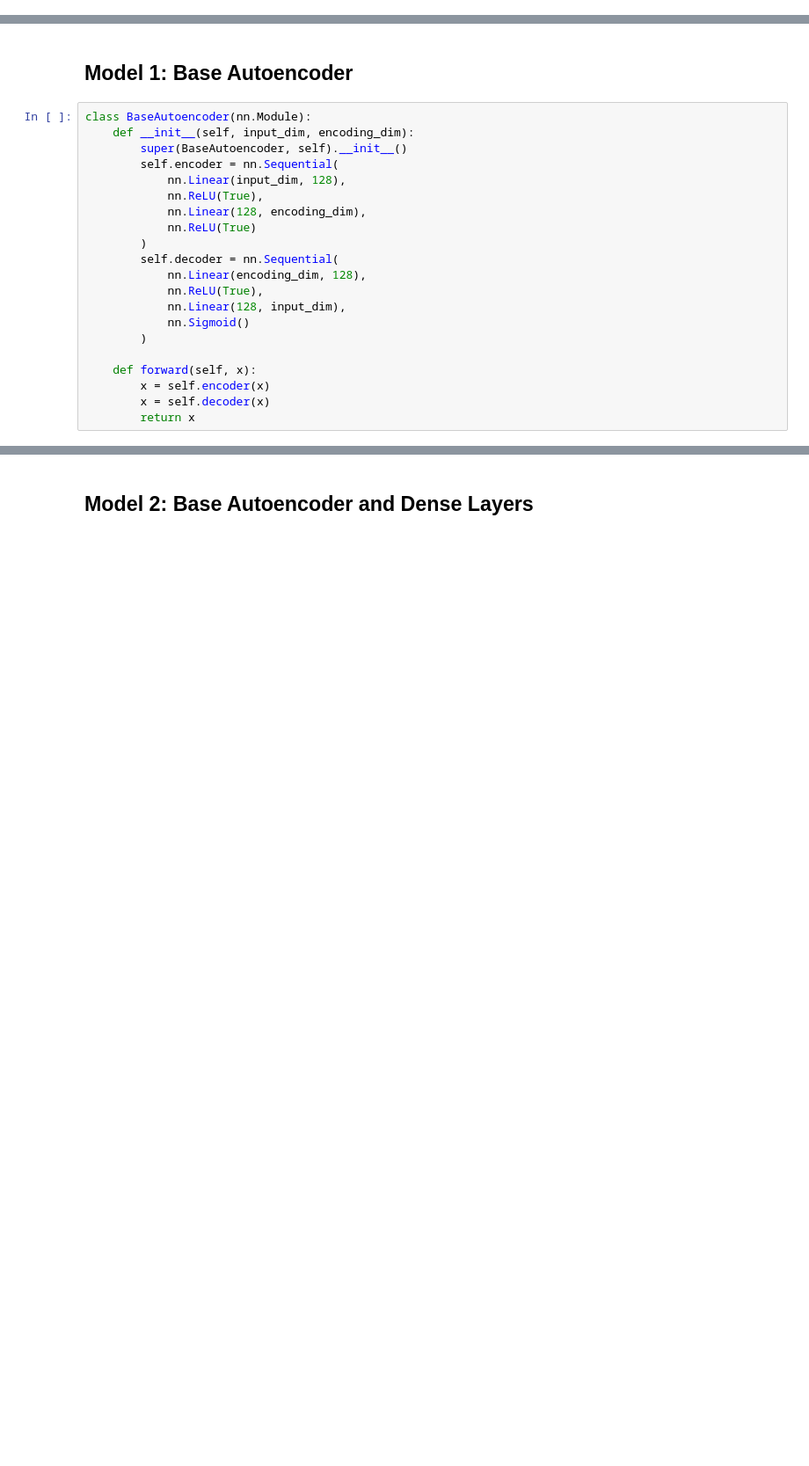
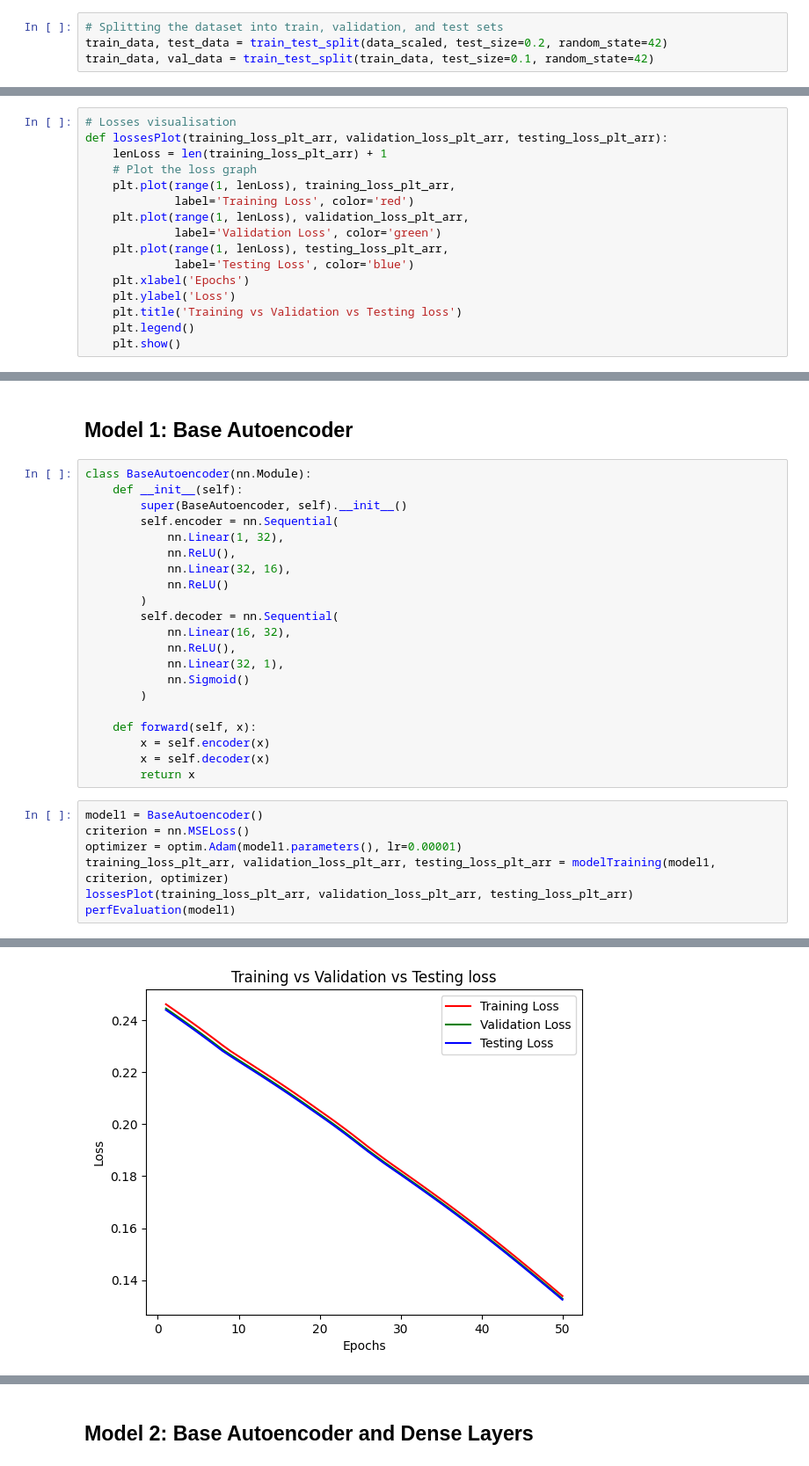
Before and after one commit to UBCSE-ngupta22/CSE676_Assign2, a Jupyter notebook: ngupta22_jatinjay_assignment2_part_2.ipynb, the cells around one changed output, grey strips where cells are left out. Shown at 88% size. Saved outputs shown, nothing was run; the diff lists cells and outputs as text; blank space fills up the shorter version.

```diff
--- a/ngupta22_jatinjay_assignment2_part_2.ipynb
+++ b/ngupta22_jatinjay_assignment2_part_2.ipynb
@@ -103,2 +107,6 @@ X_test = torch.tensor(test_data.values.astype(np.float32))
+# %%
+# Splitting the dataset into train, validation, and test sets
+train_data, test_data = train_test_split(data_scaled, test_size=0.2, random_state=42)
+train_data, val_data = train_test_split(train_data, test_size=0.1, random_state=42)
 # %%
 # Check the shape of the datasets
@@ -122,0 +208,16 @@ test_loader = DataLoader(test_dataset, batch_size=batch_size, shuffle=False, num
+# %%
+# Losses visualisation
+def lossesPlot(training_loss_plt_arr, validation_loss_plt_arr, testing_loss_plt_arr):
+    lenLoss = len(training_loss_plt_arr) + 1
+    # Plot the loss graph
+    plt.plot(range(1, lenLoss), training_loss_plt_arr,
+             label='Training Loss', color='red')
+    plt.plot(range(1, lenLoss), validation_loss_plt_arr,
+             label='Validation Loss', color='green')
+    plt.plot(range(1, lenLoss), testing_loss_plt_arr,
+             label='Testing Loss', color='blue')
+    plt.xlabel('Epochs')
+    plt.ylabel('Loss')
+    plt.title('Training vs Validation vs Testing loss')
+    plt.legend()
+    plt.show()
@@ -124,18 +304,18 @@ test_loader = DataLoader(test_dataset, batch_size=batch_size, shuffle=False, num
 ## Model 1: Base Autoencoder
 # %%
 class BaseAutoencoder(nn.Module):
-    def __init__(self, input_dim, encoding_dim):
+    def __init__(self):
         super(BaseAutoencoder, self).__init__()
         self.encoder = nn.Sequential(
-            nn.Linear(input_dim, 128),
-            nn.ReLU(True),
-            nn.Linear(128, encoding_dim),
-            nn.ReLU(True)
+            nn.Linear(1, 32),
+            nn.ReLU(),
+            nn.Linear(32, 16),
+            nn.ReLU()
         )
         self.decoder = nn.Sequential(
-            nn.Linear(encoding_dim, 128),
-            nn.ReLU(True),
-            nn.Linear(128, input_dim),
+            nn.Linear(16, 32),
+            nn.ReLU(),
+            nn.Linear(32, 1),
             nn.Sigmoid()
         )
 
@@ -143,3 +323,11 @@ class BaseAutoencoder(nn.Module):
         x = self.encoder(x)
         x = self.decoder(x)
         return x
+# %%
+model1 = BaseAutoencoder()
+criterion = nn.MSELoss()
+optimizer = optim.Adam(model1.parameters(), lr=0.00001)
+training_loss_plt_arr, validation_loss_plt_arr, testing_loss_plt_arr = modelTraining(model1, criterion, optimizer)
+lossesPlot(training_loss_plt_arr, validation_loss_plt_arr, testing_loss_plt_arr)
+perfEvaluation(model1)
+# %% [output]
@@ -145,0 +347 @@ class BaseAutoencoder(nn.Module):
+[figure, added]
```
Also changed, not shown: parts of 29 cells of this notebook, 5 other files.
